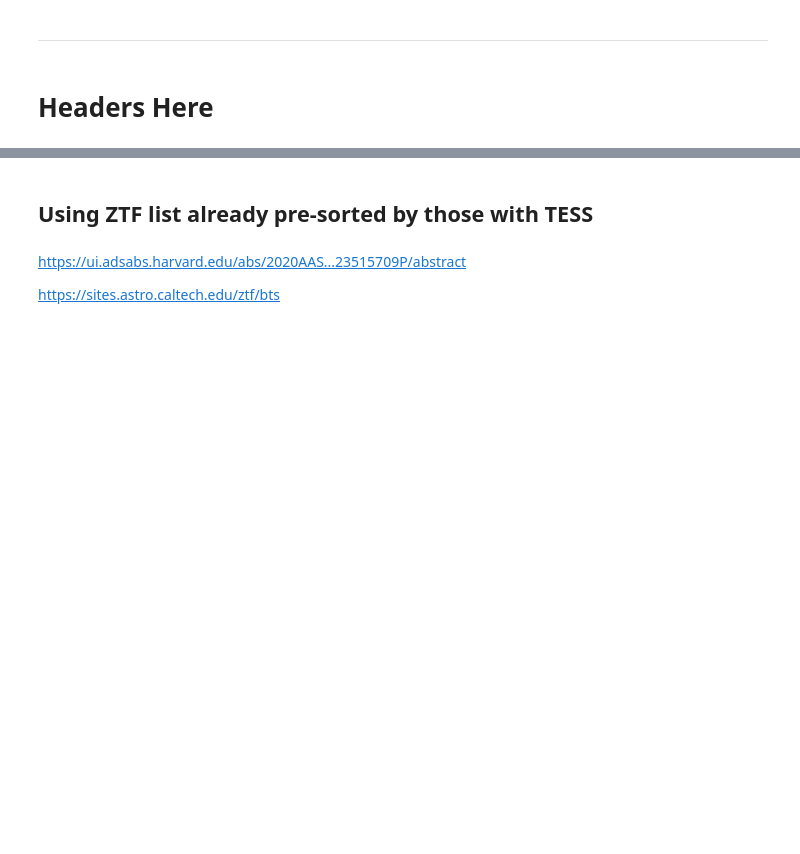
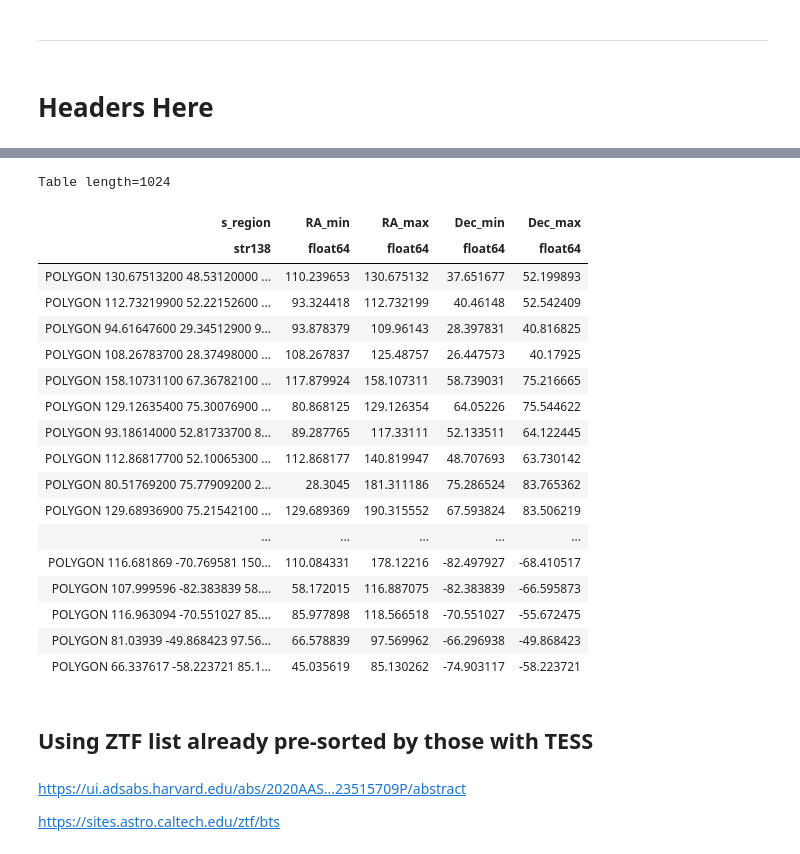
Before and after one commit to spacetelescope/project-tikebook, a Jupyter notebook: transients_nearby_galaxies/transients_nearby_galaxies.ipynb, the cells around one changed output, grey strips where cells are left out. Cells and saved outputs as stored; diff of their text form; code cells hidden in the pictures; blank space fills up the shorter version.

Commit message:
Get TESS sector fields and times will delete CSV version, use Observations version

```diff
--- a/transients_nearby_galaxies/transients_nearby_galaxies.ipynb
+++ b/transients_nearby_galaxies/transients_nearby_galaxies.ipynb
@@ -68,0 +129,4 @@ from astropy.coordinates import SkyCoord
+# %%
+# This query is very fast
+FFIs = Observations.query_criteria(project='TESS',target_name='TESS FFI')
+FFIs[0:3]
@@ -69,3 +158,33 @@ from astropy.coordinates import SkyCoord
+# %%
+nFFI=len(FFIs)
+# %%
+# Parse the s_region into corners
+FFIs['RA_min']=[np.min([float(FFIs['s_region'][j].split(' ')[i]) for i in [1,3,5,7,9]]) for j in range(nFFI)]
+FFIs['RA_max']=[np.max([float(FFIs['s_region'][j].split(' ')[i]) for i in [1,3,5,7,9]]) for j in range(nFFI)]
+FFIs['Dec_min']=[np.min([float(FFIs['s_region'][j].split(' ')[i]) for i in [2,4,6,8,10]]) for j in range(nFFI)]
+FFIs['Dec_max']=[np.max([float(FFIs['s_region'][j].split(' ')[i]) for i in [2,4,6,8,10]]) for j in range(nFFI)]
+# %%
+FFIs['s_region','RA_min','RA_max','Dec_min','Dec_max']
+# %% [output]
+Table length=1024
+| s_region | RA_min | RA_max | Dec_min | Dec_max |
+| str138 | float64 | float64 | float64 | float64 |
+| POLYGON 130.67513200 48.53120000 ... | 110.239653 | 130.675132 | 37.651677 | 52.199893 |
+| POLYGON 112.73219900 52.22152600 ... | 93.324418 | 112.732199 | 40.46148 | 52.542409 |
+| POLYGON 94.61647600 29.34512900 9... | 93.878379 | 109.96143 | 28.397831 | 40.816825 |
+| POLYGON 108.26783700 28.37498000 ... | 108.267837 | 125.48757 | 26.447573 | 40.17925 |
+| POLYGON 158.10731100 67.36782100 ... | 117.879924 | 158.107311 | 58.739031 | 75.216665 |
+| POLYGON 129.12635400 75.30076900 ... | 80.868125 | 129.126354 | 64.05226 | 75.544622 |
+| POLYGON 93.18614000 52.81733700 8... | 89.287765 | 117.33111 | 52.133511 | 64.122445 |
+| POLYGON 112.86817700 52.10065300 ... | 112.868177 | 140.819947 | 48.707693 | 63.730142 |
+| POLYGON 80.51769200 75.77909200 2... | 28.3045 | 181.311186 | 75.286524 | 83.765362 |
+| POLYGON 129.68936900 75.21542100 ... | 129.689369 | 190.315552 | 67.593824 | 83.506219 |
+| ... | ... | ... | ... | ... |
+| POLYGON 116.681869 -70.769581 150... | 110.084331 | 178.12216 | -82.497927 | -68.410517 |
+| POLYGON 107.999596 -82.383839 58.... | 58.172015 | 116.887075 | -82.383839 | -66.595873 |
+| POLYGON 116.963094 -70.551027 85.... | 85.977898 | 118.566518 | -70.551027 | -55.672475 |
+| POLYGON 81.03939 -49.868423 97.56... | 66.578839 | 97.569962 | -66.296938 | -49.868423 |
+| POLYGON 66.337617 -58.223721 85.1... | 45.035619 | 85.130262 | -74.903117 | -58.223721 |
 # %% [markdown]
 ## Using ZTF list already pre-sorted by those with TESS
 # %% [markdown]
```
Also changed, not shown: parts of 15 cells of this notebook.
